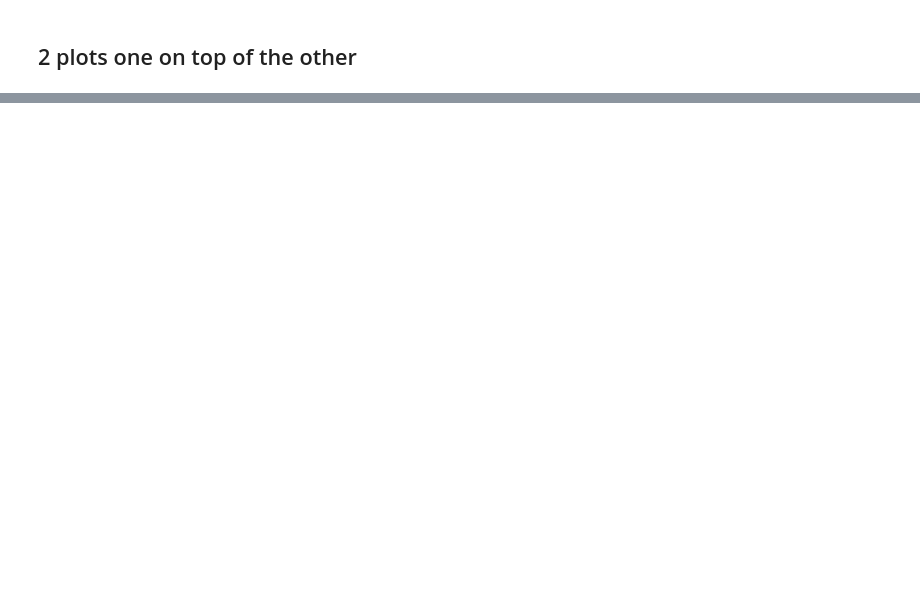
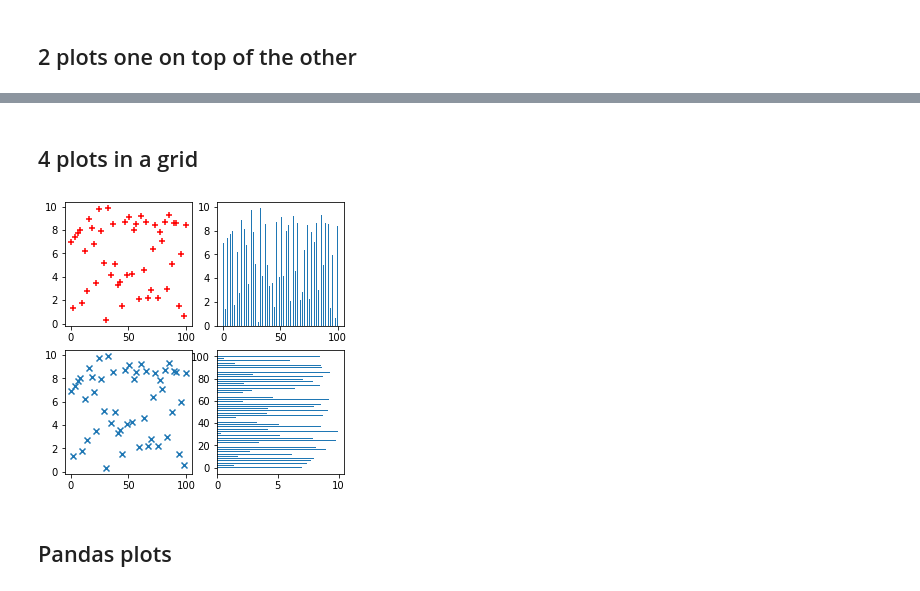
Before and after one commit to queirozfcom/python-sandbox, a Jupyter notebook: python3/notebooks/matplotlib-subplots/main.ipynb, the cells around one changed output, grey strips where cells are left out. Saved outputs shown, nothing was run; the diff lists cells and outputs as text; code cells hidden in the pictures; blank space fills up the shorter version.

```diff
--- a/python3/notebooks/matplotlib-subplots/main.ipynb
+++ b/python3/notebooks/matplotlib-subplots/main.ipynb
@@ -37,2 +35,21 @@ plt.show()
 # %% [markdown]
 ## 2 plots one on top of the other
+# %%
+plt.clf()
+
+# sample data
+x = np.linspace(0.0,100,50)
+y = np.random.uniform(low=0,high=10,size=50)
+
+# create figure and axes
+fig, axes = plt.subplots(2,1)
+
+ax1 = axes[0]
+ax2 = axes[1]
+
+# just plot things on each individual axes
+ax1.scatter(x,y,c='red',marker='+')
+ax2.bar(x,y)
+
+plt.gcf().set_size_inches(5,5)
+plt.show()
@@ -38,0 +59,26 @@ plt.show()
+# %% [markdown]
+## 4 plots in a grid
+# %%
+import numpy as np
+import matplotlib.pyplot as plt
+
+x = np.linspace(0.0,100,50)
+y = np.random.uniform(low=0,high=10,size=50)
+
+# plt.subplots returns an array of arrays. We can
+# directly assign those to variables directly
+# like this
+fig, ((ax1,ax2),(ax3,ax4)) = plt.subplots(2,2)
+
+# just plot things on each individual axes
+ax1.scatter(x,y,c='red',marker='+')
+ax2.bar(x,y)
+ax3.scatter(x,y,marker='x')
+ax4.barh(x,y)
+
+plt.gcf().set_size_inches(5,5)
+plt.show()
+# %% [output]
+[figure, added]
+# %% [markdown]
+## Pandas plots
```
Also changed, not shown: parts of 10 cells of this notebook.
